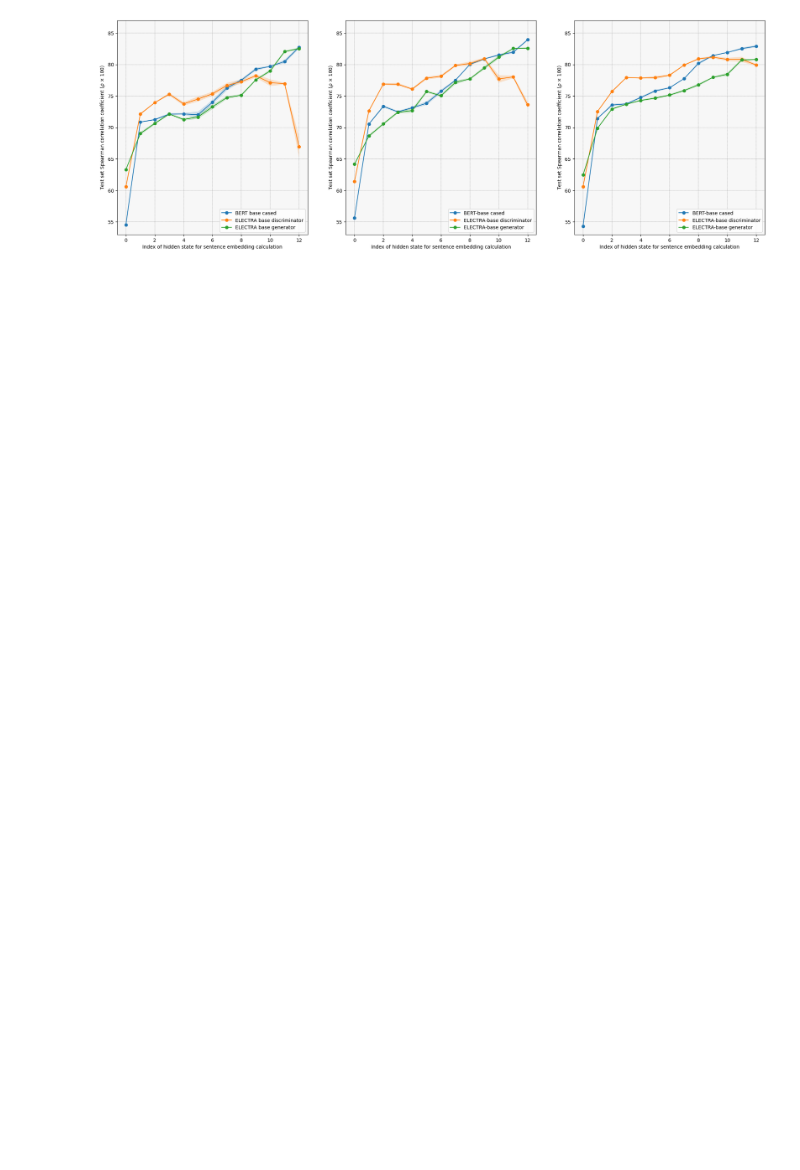
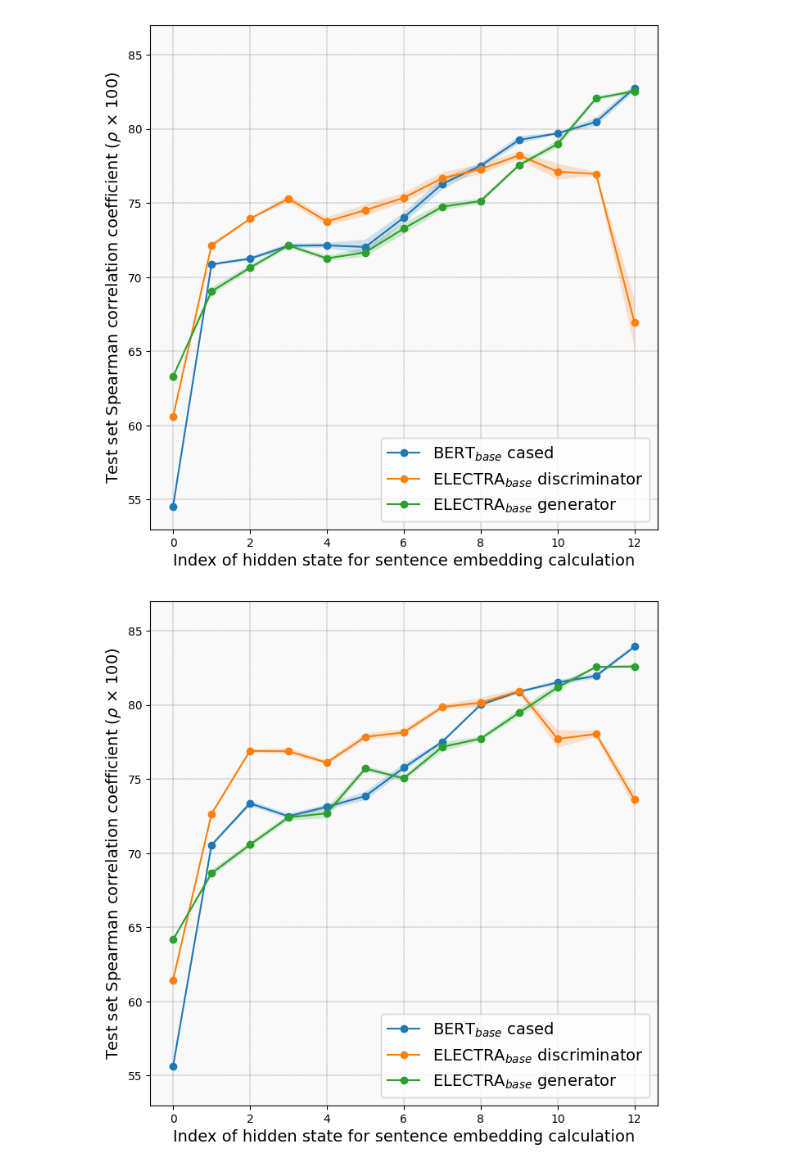
Before and after one commit to ir2718/similarity-embedding-quality, a Jupyter notebook: notebooks/plots.ipynb, the cells around one changed output. Saved outputs shown, nothing was run; the diff lists cells and outputs as text; code cells hidden in the pictures; blank space fills up the shorter version.

```diff
--- a/notebooks/plots.ipynb
+++ b/notebooks/plots.ipynb
@@ -6,17 +9,17 @@ import numpy as np
 models_default = [
     ("bert-base-cased", ["mean"], 13,
          [
-            ("test_results", "BERT base cased"),
+            ("test_results", "BERT$_{base}$ cased"),
          ]
     ),
     ("google-electra-base-discriminator", ["mean"], 13,
          [
-            ("test_results", "ELECTRA base discriminator"),
+            ("test_results", "ELECTRA$_{base}$ discriminator"),
          ]
     ),
     ("google-electra-base-generator", ["mean"], 13,
          [
-            ("test_results", "ELECTRA base generator"),
+            ("test_results", "ELECTRA$_{base}$ generator"),
          ]
     )
 ]
@@ -24,17 +27,17 @@ models_default = [
 models_wordsim = [
     ("bert-base-cased", ["mean"], 13,
          [
-            ("test_results_word_similarity", "BERT-base cased"),
+            ("test_results_word_similarity", "BERT$_{base}$ cased"),
          ]
     ),
     ("google-electra-base-discriminator", ["mean"], 13,
          [
-            ("test_results_word_similarity", "ELECTRA-base discriminator"),
+            ("test_results_word_similarity", "ELECTRA$_{base}$ discriminator"),
          ]
     ),
     ("google-electra-base-generator", ["mean"], 13,
          [
-            ("test_results_word_similarity", "ELECTRA-base generator"),
+            ("test_results_word_similarity", "ELECTRA$_{base}$ generator"),
          ]
     )
 ]
@@ -43,17 +46,17 @@ models_wordsim = [
 models_mlm = [
     ("bert-base-cased", ["mean"], 13,
          [
-            ("test_results_bert-base-cased_model_epoch_9_mlm", "BERT-base cased"),
+            ("test_results_bert-base-cased_model_epoch_9_mlm", "BERT$_{base}$ cased"),
          ]
     ),
     ("google-electra-base-discriminator", ["mean"], 13,
          [
-            ("test_results_google-electra-base-discriminator_model_epoch_9_mlm", "ELECTRA-base discriminator"),
+            ("test_results_google-electra-base-discriminator_model_epoch_9_mlm", "ELECTRA$_{base}$ discriminator"),
          ]
     ),
     ("google-electra-base-generator", ["mean"], 13,
          [
-            ("test_results_google-electra-base-generator_model_epoch_9_mlm", "ELECTRA-base generator"),
+            ("test_results_google-electra-base-generator_model_epoch_9_mlm", "ELECTRA$_{base}$ generator"),
          ]
     )
 ]
@@ -65,9 +68,9 @@ colors=[
     [None, None, None]  for i in range(3)
 ]
 # %%
-fig, axs = plt.subplots(1, 3, figsize=(24, 8))
-
 def add_to_plot(models, colors, ax, ylim_spearman=[53, 87]):
+    ax.set_facecolor("#F9F9F9")
+    ax.grid(color='black', linestyle='--', linewidth=0.2)
     for x, color in zip(models, colors):
         m = x[0]
         pool = x[1]
@@ -76,39 +79,46 @@ def add_to_plot(models, colors, ax, ylim_spearman=[53, 87]):
         for p in pool:
             for (name, label) in json_names_labels:
                 spearman, pearson = [], []
                 std_spearman, std_pearson = [], []
                 for i in range(c):
                     res = json.load(open(f"../output/{m}/{p}/{i}_to_{i+1}/{name}.json"))
 
                     std_1 = np.array(res["stdev_cosine_spearman_test"]) * 100
                     mean_1 = res["mean_cosine_spearman_test"] * 100
                     std_spearman.append((mean_1-std_1, mean_1+std_1))
                     spearman.append(mean_1)
 
                     std_2 = np.array(res["stdev_cosine_pearson_test"]) * 100
                     mean_2 = res["mean_cosine_pearson_test"] * 100
                     std_pearson.append((mean_2-std_2, mean_2+std_2))
                     pearson.append(mean_2)
 
-                ax.set_facecolor('#F7F7F7')
-                ax.grid(color='black', linestyle='--', linewidth=0.2)
+
                 ax.plot(spearman, "-o", label=label)
                 ax.fill_between(
                     np.array(list(range(c))),
                     np.array(std_spearman)[:,0],
                     np.array(std_spearman)[:,1],
                     alpha=0.2
                 )
-                ax.set_xlabel("Index of hidden state for sentence embedding calculation")
-                ax.set_ylabel("Test set Spearman correlation coefficient ($\\rho$ $\\times$ 100)")
-                ax.legend(loc="lower right")
+                ax.set_xlabel("Index of hidden state for sentence embedding calculation", fontsize=14)
+                ax.set_ylabel("Test set Spearman correlation coefficient ($\\rho$ $\\times$ 100)", fontsize=14)
+                ax.legend(loc="lower right", fontsize=14)
                 if ylim_spearman is not None:
                     ax.set_ylim(ylim_spearman)
 
 
-for m, c, ax in zip(models, colors, axs):
-    add_to_plot(m, c, ax)
+names = [
+    "./plots/comparison_plot.png",
+    "./plots/comparison_plot_wordsim.png",
+    "./plots/comparison_plot_mlm.png",
+]
 
-plt.savefig("./plots/comparison_plot.png", format="png", bbox_inches="tight")
+for i in range(len(names)):
+    fig, axs = plt.subplots(1, 1, figsize=(8, 8))
+    for m, c, ax in zip([models[i]], [colors[i]], [axs]):
+        add_to_plot(m, c, ax)
+    plt.savefig(names[i], format="png", bbox_inches="tight")
 # %% [output]
-[figure, old version]
+[figure, new version]
+[figure, added]
```
Also changed, not shown: parts of 3 cells of this notebook, 8 other files.
